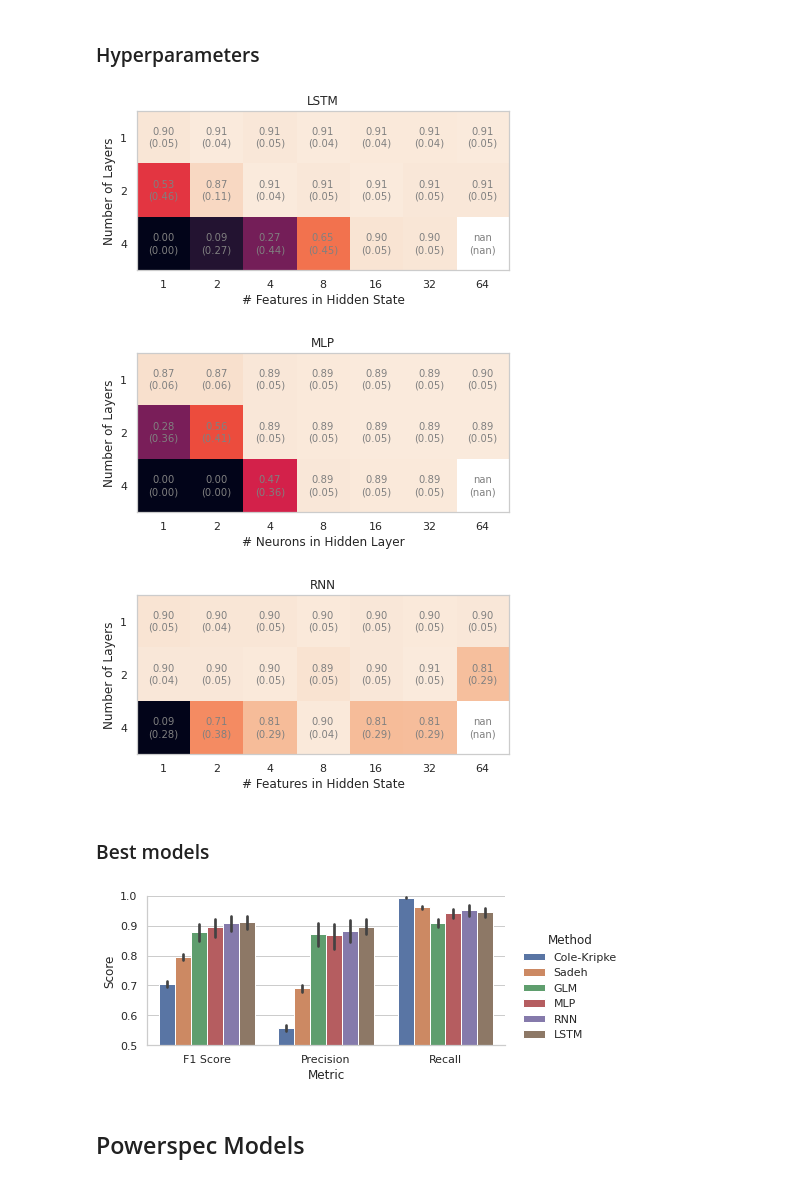
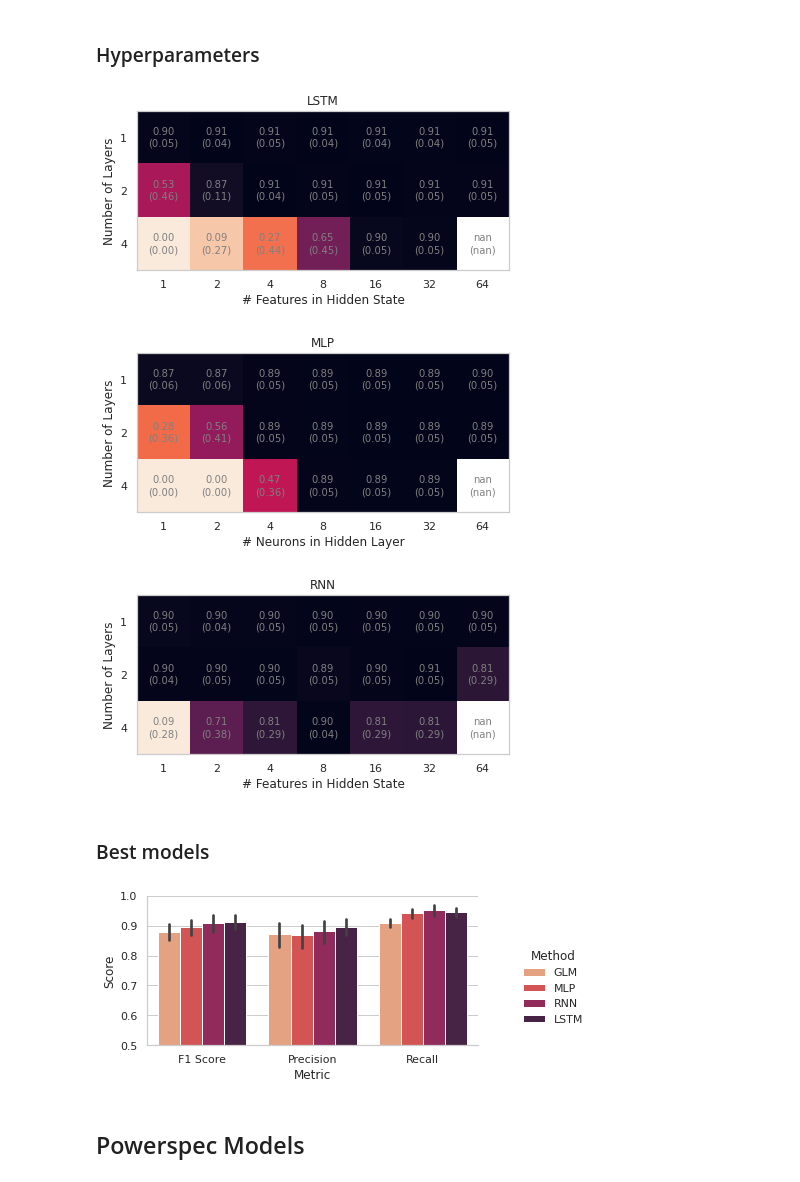
Before and after one commit to Trybnetic/tu7-acceleration-sleep-wake-classification, a Jupyter notebook: source/experiments/04_results.ipynb, the cells around one changed output. Cells and saved outputs as stored; diff of their text form; code cells hidden in the pictures.

Commit message:
improves plotting of results

```diff
--- a/source/experiments/04_results.ipynb
+++ b/source/experiments/04_results.ipynb
@@ -62,7 +62,7 @@ for model in agg["Model"].unique():
     fig = plt.figure(figsize=(HEIGHT * 2, 2 * HEIGHT * ASPECT))
     ax = plt.subplot(1, 1, 1)
     ax.grid(False)
-    im = ax.imshow(means, cmap="rocket")
+    im = ax.imshow(means, cmap="rocket_r")
 
     # We want to show all ticks...
     ax.set_xticks(np.arange(len(hid_dim)))
@@ -83,42 +83,42 @@ for model in agg["Model"].unique():
     ax.set_title(model)
     plt.tight_layout()
 # %% [output]
-[figure, old version]
+[figure, new version]
-[figure, old version]
+[figure, new version]
-[figure, old version]
+[figure, new version]
 # %% [markdown]
 ### Best models
 # %%
 data = pd.read_csv("results/exp02_test.csv")
 data = data[['Fold', 'Loss', 'Accuracy', 'Precision', 'Recall', 'F1 Score',
              'Hidden Dimension', 'Number of Layers', 'Initial Learning Rate',
              'Model', 'Ellapsed Time']]
 data.loc[:, "Method"] = data["Model"]
 
 # Select columns of interest
 columns = ['Fold', 'Accuracy', 'Precision', 'Recall', 'F1 Score', 'Method']
 
 # Get best models (see plots above)
-glm = data.loc[data["Method"] == "GLM", columns]
-best_mlp = data.loc[(data["Method"] == "MLP") & (data["Number of Layers"] == 1) & (data["Hidden Dimension"] == 64), columns]
-best_rnn = data.loc[(data["Method"] == "RNN") & (data["Number of Layers"] == 2) & (data["Hidden Dimension"] == 32), columns]
-best_lstm = data.loc[(data["Method"] == "LSTM") & (data["Number of Layers"] == 1) & (data["Hidden Dimension"] == 2), columns]
+raw_glm = data.loc[data["Method"] == "GLM", columns]
+best_raw_mlp = data.loc[(data["Method"] == "MLP") & (data["Number of Layers"] == 1) & (data["Hidden Dimension"] == 64), columns]
+best_raw_rnn = data.loc[(data["Method"] == "RNN") & (data["Number of Layers"] == 2) & (data["Hidden Dimension"] == 32), columns]
+best_raw_lstm = data.loc[(data["Method"] == "LSTM") & (data["Number of Layers"] == 1) & (data["Hidden Dimension"] == 2), columns]
 
 # Load baseline data
 baseline = pd.read_csv("results/exp01_baseline.csv")
 baseline = baseline.groupby(["Method", "Fold"])[['Accuracy', 'Precision', 'Recall', 'F1 Score']].aggregate("mean").reset_index()
 
 # Concat results
-results = pd.concat([baseline, glm, best_mlp, best_rnn, best_lstm])
+results = pd.concat([raw_glm, best_raw_mlp, best_raw_rnn, best_raw_lstm])
 results = pd.melt(results, id_vars=['Method'],
                   value_vars=['F1 Score', 'Precision', 'Recall'],
                   var_name='Metric', value_name='Score')
 
 # Plot results
-g = sns.catplot(x="Metric", y="Score", hue="Method", kind="bar", data=results, height=HEIGHT, aspect=ASPECT)
+g = sns.catplot(x="Metric", y="Score", hue="Method", kind="bar", data=results, height=HEIGHT, aspect=ASPECT, palette = 'rocket_r')
 g.set(ylim=(.5,1))
 plt.tight_layout(rect=(0,0,.8,1))
 # %% [output]
-[figure, old version]
+[figure, new version]
 # %% [markdown]
 ## Powerspec Models
```
Also changed, not shown: parts of 9 cells of this notebook.
